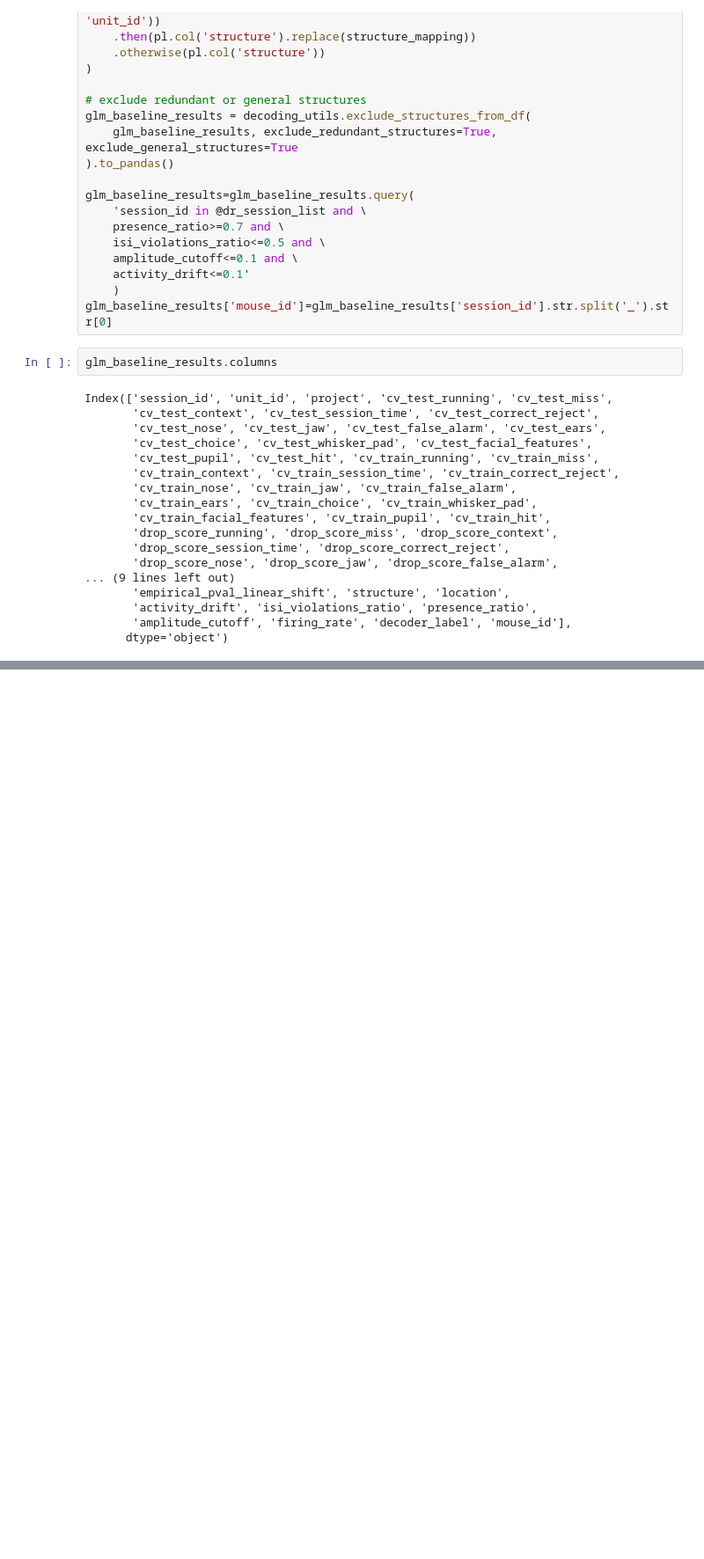
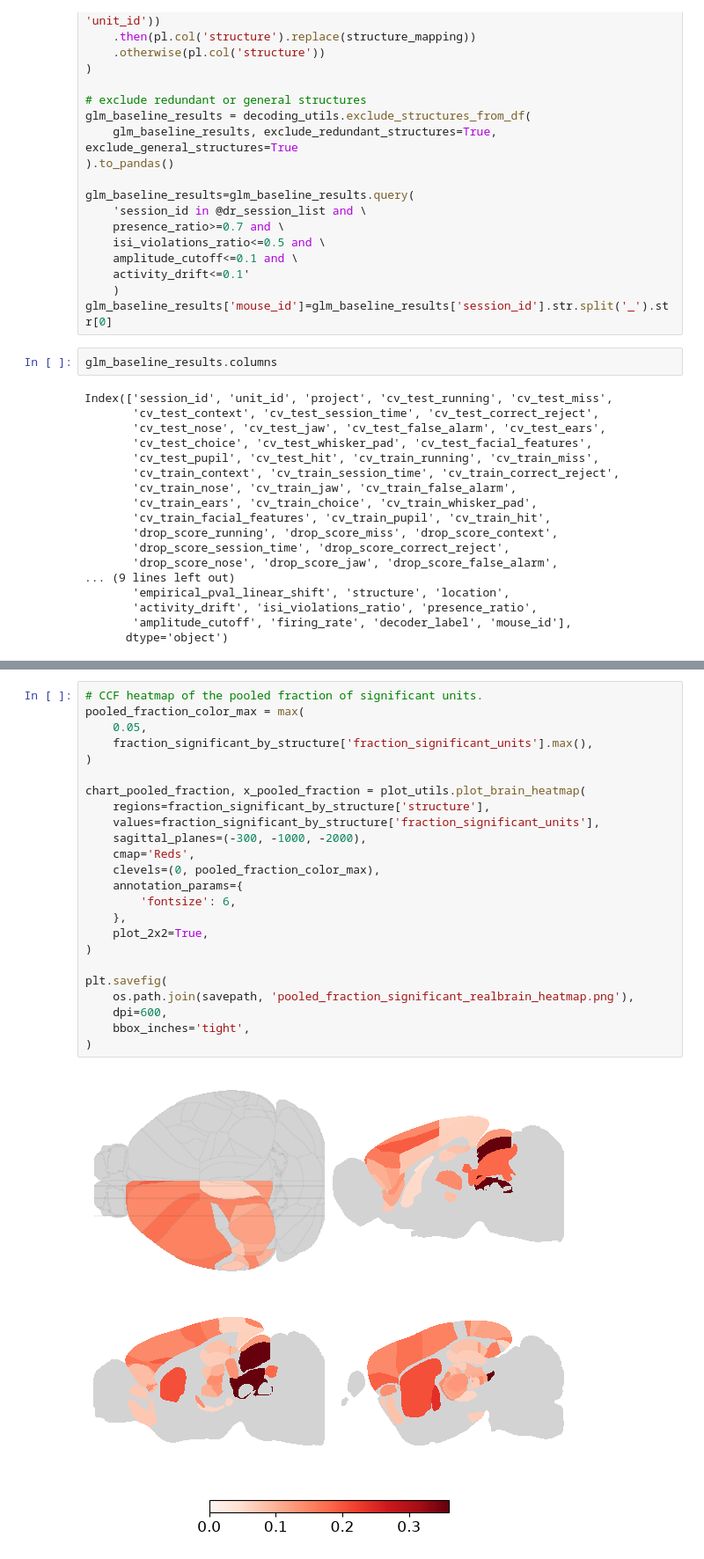
Before and after one commit to AllenInstitute/dynamic_routing_analysis, a Jupyter notebook: notebooks/structure_wise_results_plots_encoding.ipynb, the cells around one changed output, grey strips where cells are left out. Shown at 88% size. Cells and saved outputs as stored; diff of their text form; blank space fills up the shorter version.

```diff
--- a/notebooks/structure_wise_results_plots_encoding.ipynb
+++ b/notebooks/structure_wise_results_plots_encoding.ipynb
@@ -251,3 +373,29 @@ fig.savefig(f"{savepath}/structure_encoding_barplot_avg_by_mouse.png",dpi=300)
+# %%
+# CCF heatmap of the pooled fraction of significant units.
+pooled_fraction_color_max = max(
+    0.05,
+    fraction_significant_by_structure['fraction_significant_units'].max(),
+)
+
+chart_pooled_fraction, x_pooled_fraction = plot_utils.plot_brain_heatmap(
+    regions=fraction_significant_by_structure['structure'],
+    values=fraction_significant_by_structure['fraction_significant_units'],
+    sagittal_planes=(-300, -1000, -2000),
+    cmap='Reds',
+    clevels=(0, pooled_fraction_color_max),
+    annotation_params={
+        'fontsize': 6,
+    },
+    plot_2x2=True,
+)
+
+plt.savefig(
+    os.path.join(savepath, 'pooled_fraction_significant_realbrain_heatmap.png'),
+    dpi=600,
+    bbox_inches='tight',
+)
+# %% [output]
+[figure, added]
 # %%
 #also make CCF heatmap
 
```
Also changed, not shown: parts of 9 cells of this notebook.
